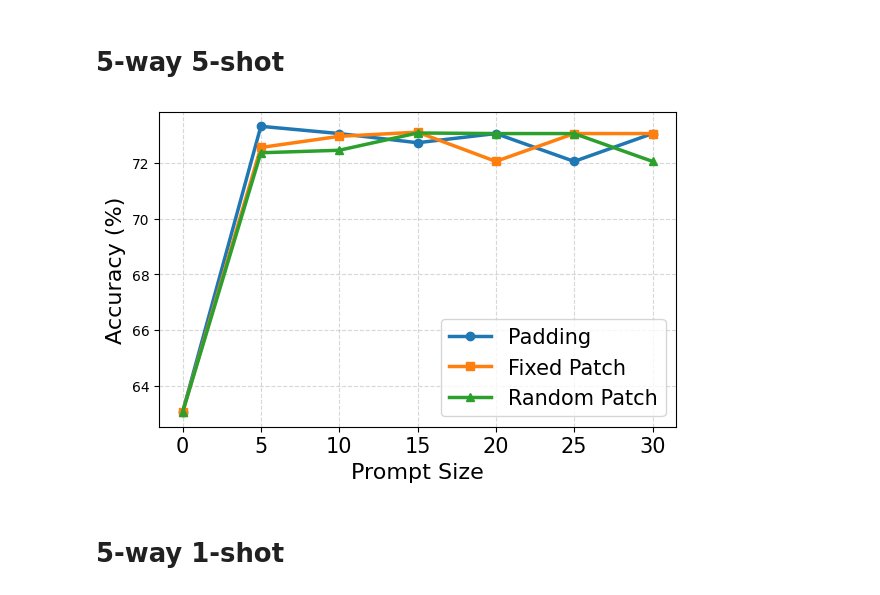
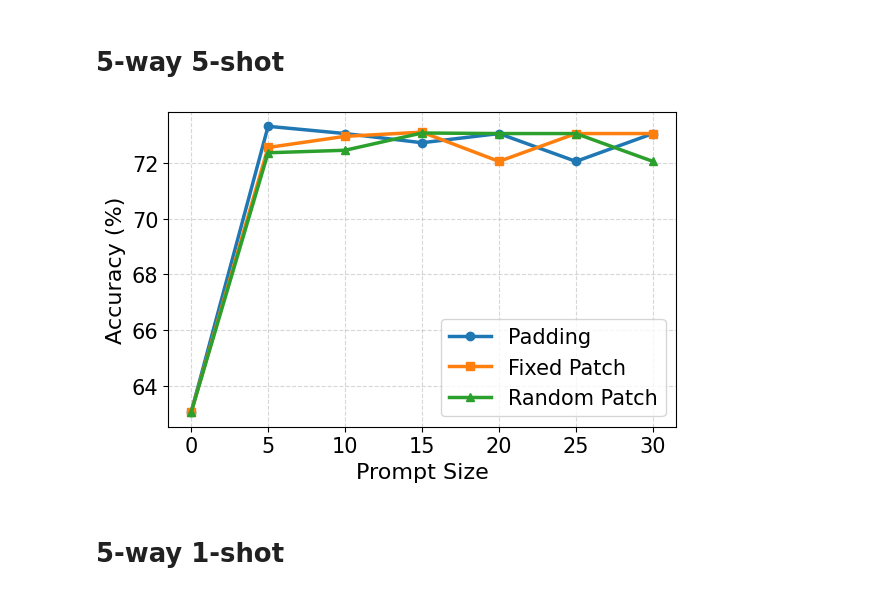
Before and after one commit to SKKUJMLim/prompt_maml, a Jupyter notebook: analysis/(Analysis) Prompt_size.ipynb, the cells around one changed output. Cells and saved outputs as stored; diff of their text form; code cells hidden in the pictures.

```diff
--- a/analysis/(Analysis) Prompt_size.ipynb
+++ b/analysis/(Analysis) Prompt_size.ipynb
@@ -6,30 +6,31 @@ import numpy as np
 # %%
 sizes = np.array([0, 5, 10, 15, 20, 25, 30])
 
 padding_mean = np.array([63.04, 73.31, 73.05, 72.72, 73.05, 72.05, 73.05])
 fixed_mean   = np.array([63.04, 72.55, 72.95, 73.10, 72.05, 73.05, 73.05])
 random_mean  = np.array([63.04, 72.36, 72.45, 73.07, 73.05, 73.05, 72.05])
 
 # 그래프 설정
 plt.figure(figsize=(6, 4))
 plt.plot(sizes, padding_mean, '-o', label='Padding',linewidth=2.5)
 plt.plot(sizes, fixed_mean, '-s', label='Fixed Patch', linewidth=2.5)
 plt.plot(sizes, random_mean, '-^', label='Random Patch', linewidth=2.5)
 
 # 축, 제목, 범례
 # plt.title('Impact of Prompt Size and Template on miniImageNet (5-way 5-shot)', fontsize=12)
 # plt.ylim(60.0, 80.0)
 plt.xlabel('Prompt Size', fontsize=16)
 plt.ylabel('Accuracy (%)', fontsize=16)
 plt.xticks(sizes, fontsize=15)
-plt.grid(alpha=0.5, linestyle='--')
+plt.yticks(fontsize=15)
+plt.grid(True, linestyle='--', alpha=0.5)
 plt.legend(fontsize=15)
 
 # 논문 스타일 폰트 조정
 plt.tight_layout()
 plt.savefig("5way_5shot_promptsize.png", dpi=300, bbox_inches='tight')
 plt.show()
 # %% [output]
-[figure, old version]
+[figure, new version]
 # %% [markdown]
 # 5-way 1-shot
```
Also changed, not shown: parts of 1 cell of this notebook, 1 other file.
